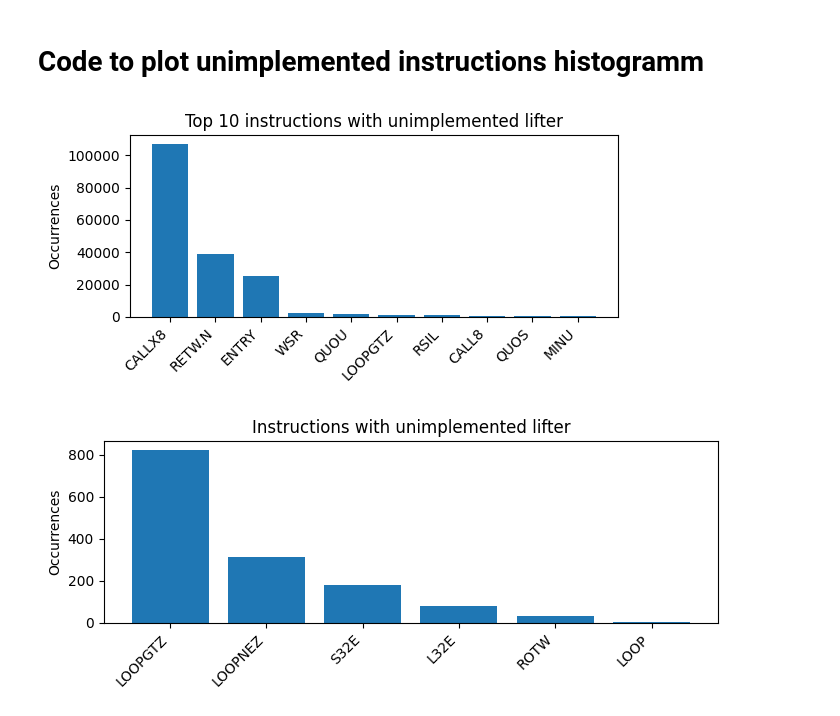
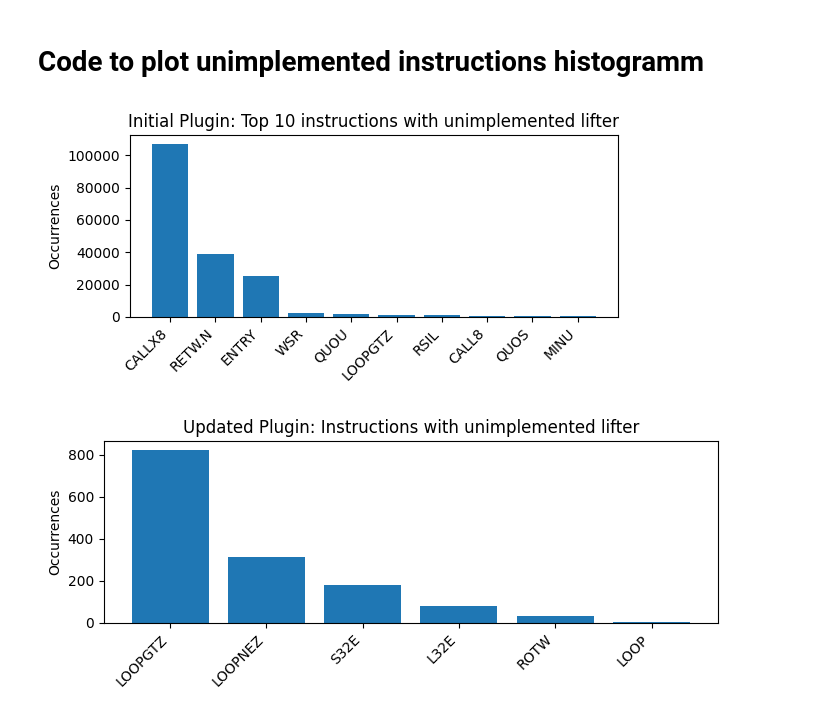
Before and after one commit to nicabi/binja-xtensa-epfl-project, a Jupyter notebook: evaluation/plotter.ipynb, the cells around one changed output. Drawn from its saved outputs; the diff is of its cells as text; code cells hidden in the pictures.

```diff
--- a/evaluation/plotter.ipynb
+++ b/evaluation/plotter.ipynb
@@ -180,25 +182,25 @@ def plot_histogram(REPORT_PATH, top=10):
     return items
 # %%
 # Initial plugin unimplemented
-REPORT_PATH = Path("sdk_files_initial_plugin.txt")
+REPORT_PATH = Path("results/sdk_files_initial_plugin.txt")
 items = plot_histogram(REPORT_PATH)
 if not items:
     print("No mnemonic data found.")
 else:
     mnems, counts = zip(*items)
     plt.figure(figsize=(6, 3))
     plt.bar(mnems, counts)
-    plt.title(f"Top {len(mnems)} instructions with unimplemented lifter")
+    plt.title(f"Initial Plugin: Top {len(mnems)} instructions with unimplemented lifter")
     plt.ylabel("Occurrences")
     plt.xticks(rotation=45, ha="right")
     plt.tight_layout()
-    plt.savefig("histogram_initial.pdf")
+    plt.savefig("results/histogram_initial.pdf")
     plt.show()
 # %% [output]
-[figure, old version]
+[figure, new version]
 # %%
 # Updated Plugin
-REPORT_PATH = Path("sdk_files_updated_plugin.txt")
+REPORT_PATH = Path("results/sdk_files_updated_plugin.txt")
 items = plot_histogram(REPORT_PATH, 0)
 if not items:
     print("No mnemonic data found.")
@@ -206,11 +208,11 @@ else:
     mnems, counts = zip(*items)
     plt.figure(figsize=(7, 3))
     plt.bar(mnems, counts)
-    plt.title(f"Instructions with unimplemented lifter")
+    plt.title(f"Updated Plugin: Instructions with unimplemented lifter")
     plt.ylabel("Occurrences")
     plt.xticks(rotation=45, ha="right")
     plt.tight_layout()
-    plt.savefig("histogram_update.pdf")
+    plt.savefig("results/histogram_update.pdf")
     plt.show()
 # %% [output]
-[figure, old version]
+[figure, new version]
```
Also changed, not shown: parts of 3 cells of this notebook, 2 other files.
